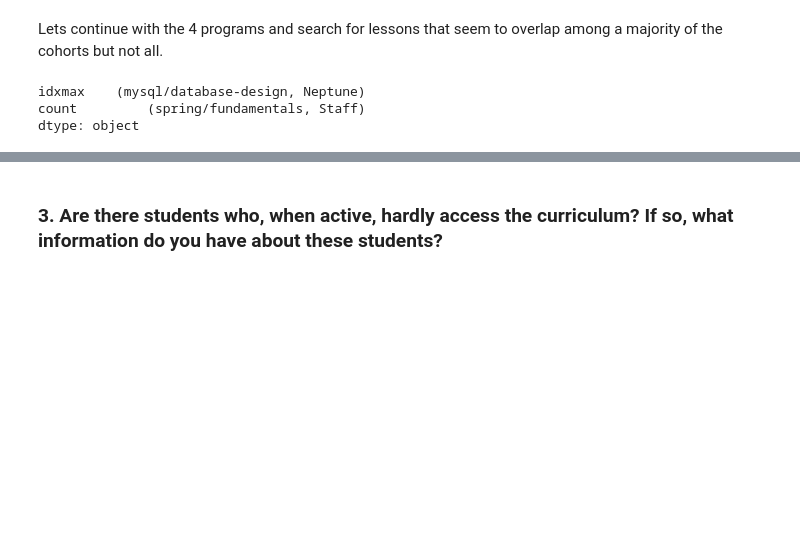
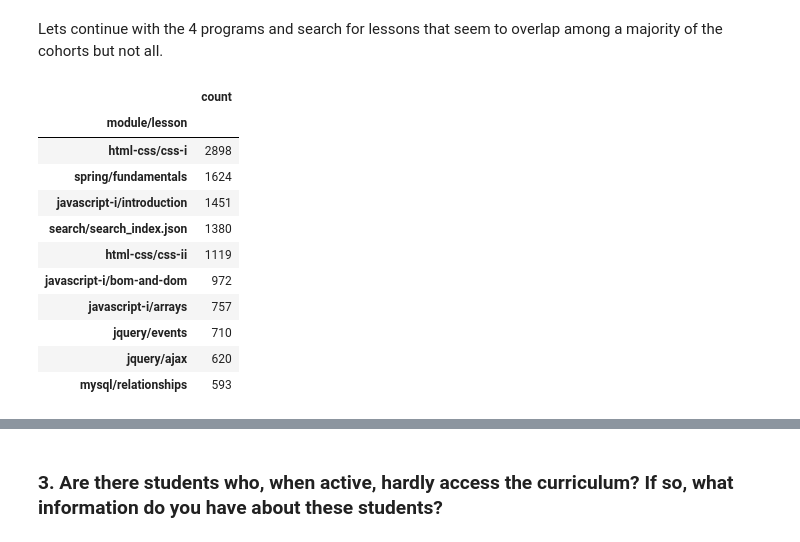
Before and after one commit to JaredVahle/anomaly-detection-project, a Jupyter notebook: anomaly_detection_project.ipynb, the cells around one changed output, grey strips where cells are left out. Drawn from its saved outputs; the diff is of its cells as text; code cells hidden in the pictures; blank space fills up the shorter version.

```diff
--- a/anomaly_detection_project_final.ipynb
+++ b/anomaly_detection_project.ipynb
@@ -402,8 +402,17 @@ java_df.groupby(['module/lesson','cohort_name']).path.count().idxmax()
 # %% [markdown]
 Lets continue with the 4 programs and search for lessons that seem to overlap among a majority of the cohorts but not all.
 # %%
-java_df.groupby(['module/lesson','cohort_name']).count_helper.agg(['idxmax','count']).idxmax()
+Ceres_df.groupby(['module/lesson']).count_helper.agg(['count']).sort_values(by = 'count',ascending = False).head(10)
 # %% [output]
-idxmax    (mysql/database-design, Neptune)
-count         (spring/fundamentals, Staff)
-dtype: object
+|  | count |
+| module/lesson |  |
+| html-css/css-i | 2898 |
+| spring/fundamentals | 1624 |
+| javascript-i/introduction | 1451 |
+| search/search_index.json | 1380 |
+| html-css/css-ii | 1119 |
+| javascript-i/bom-and-dom | 972 |
+| javascript-i/arrays | 757 |
+| jquery/events | 710 |
+| jquery/ajax | 620 |
+| mysql/relationships | 593 |
```
Also changed, not shown: parts of 12 cells of this notebook.
